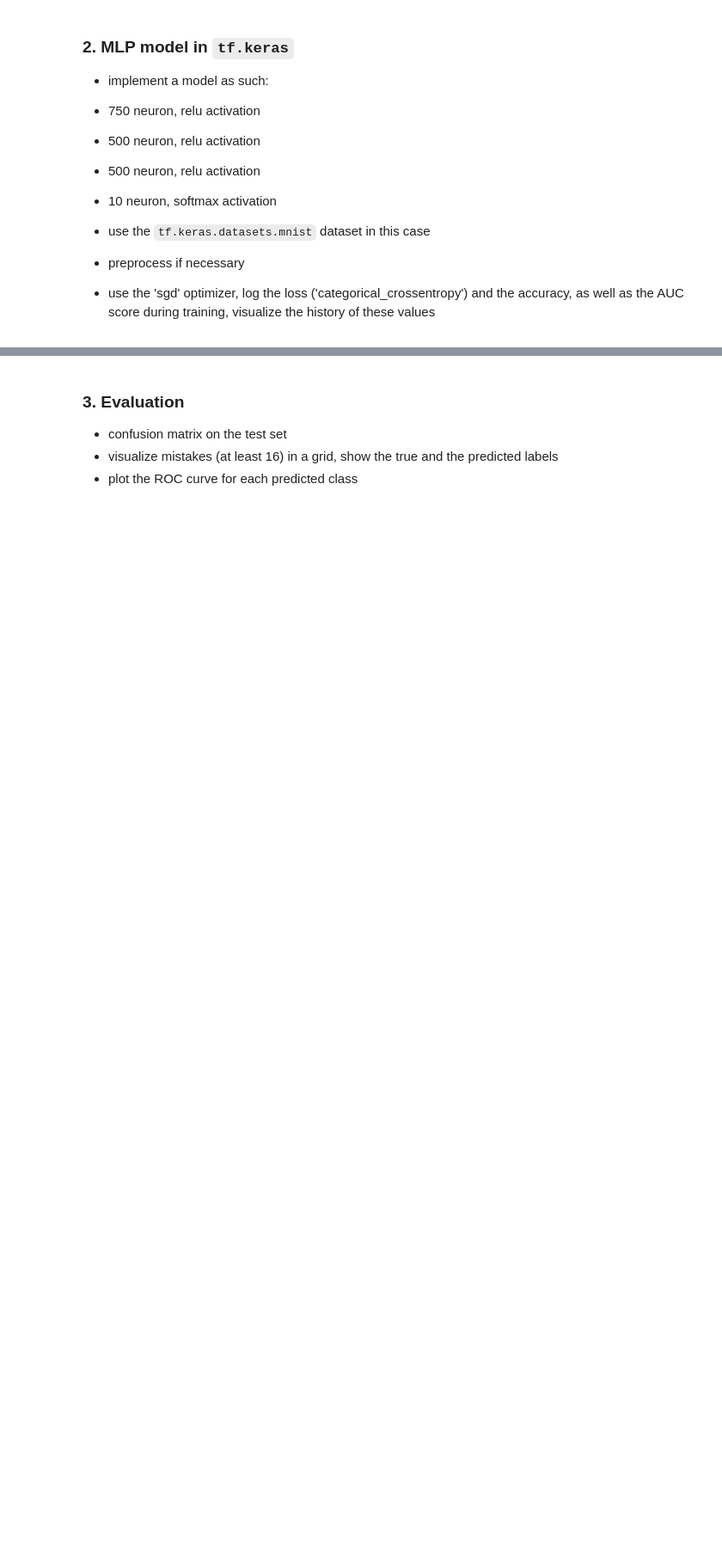
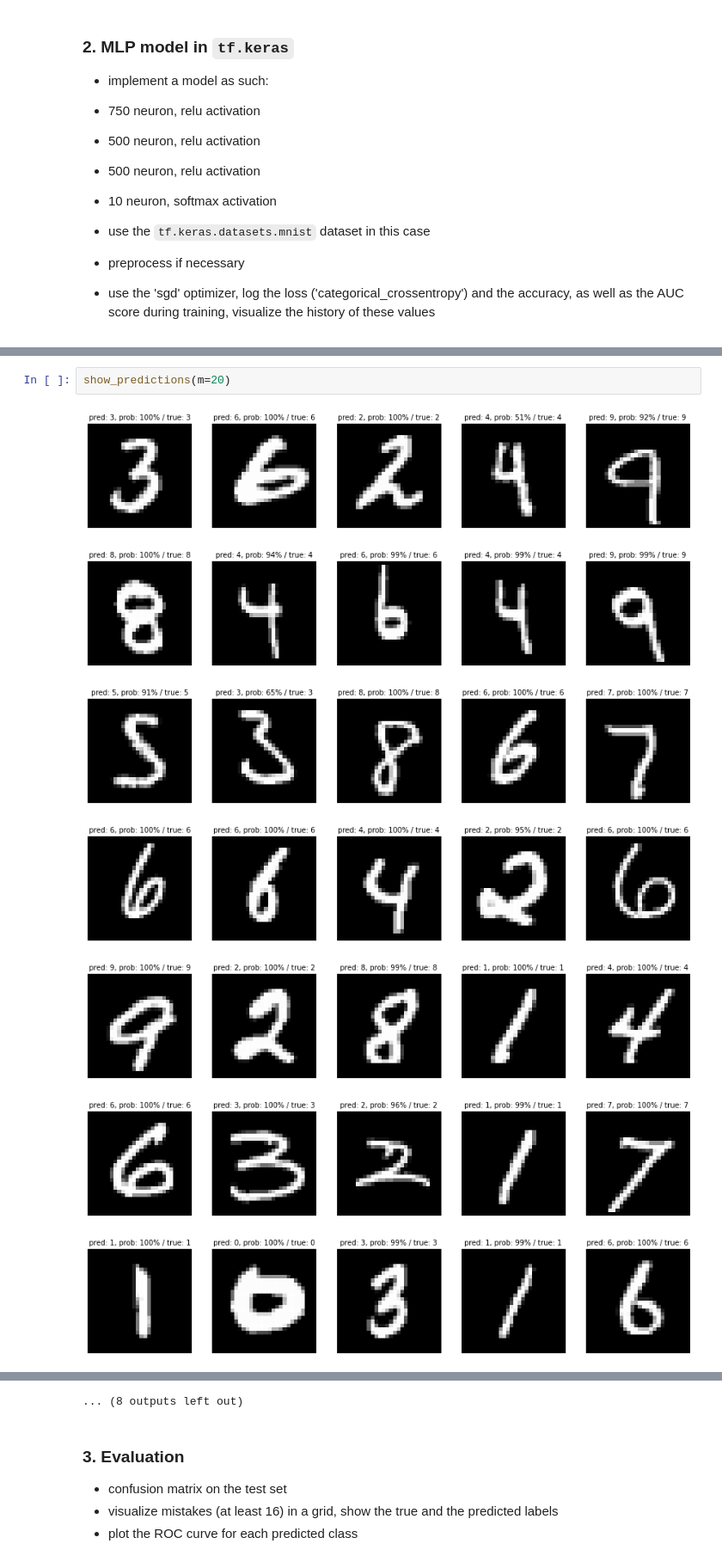
Before and after one commit to barnabasp/ML_Course, a Jupyter notebook: 9/hw9_bporfy.ipynb, the cells around one changed output, grey strips where cells are left out. Shown: that part at 86% size. Cells and saved outputs as stored; diff of their text form; blank space fills up the shorter version.

```diff
--- a/9/hw9_bporfy.ipynb
+++ b/9/hw9_bporfy.ipynb
@@ -146,0 +268,10 @@ tf.keras.datasets.mnist
+# %%
+show_predictions(m=20)
+# %% [output]
+[figure, added]
+[figure, added]
+[figure, added]
+[figure, added]
+[figure, added]
+[figure, added]
+[figure, added]
@@ -147,3 +283,4 @@ tf.keras.datasets.mnist
+... (8 outputs left out)
 # %% [markdown]
 ### 3. Evaluation
 
```
Also changed, not shown: parts of 22 cells of this notebook.
